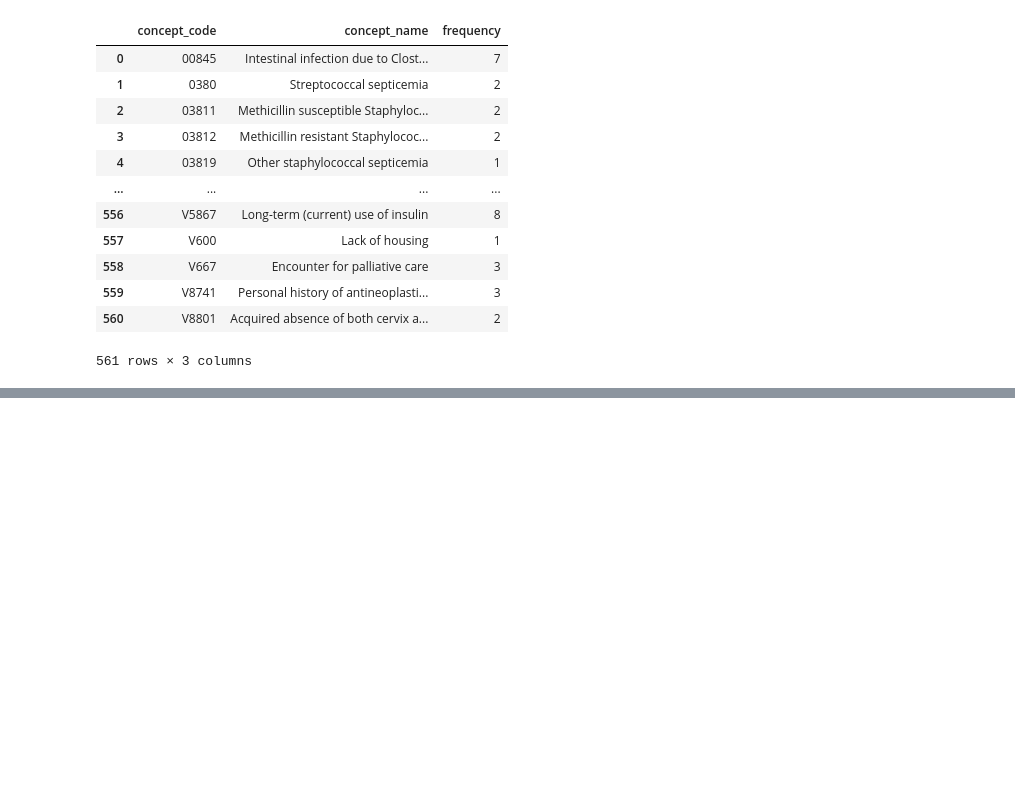
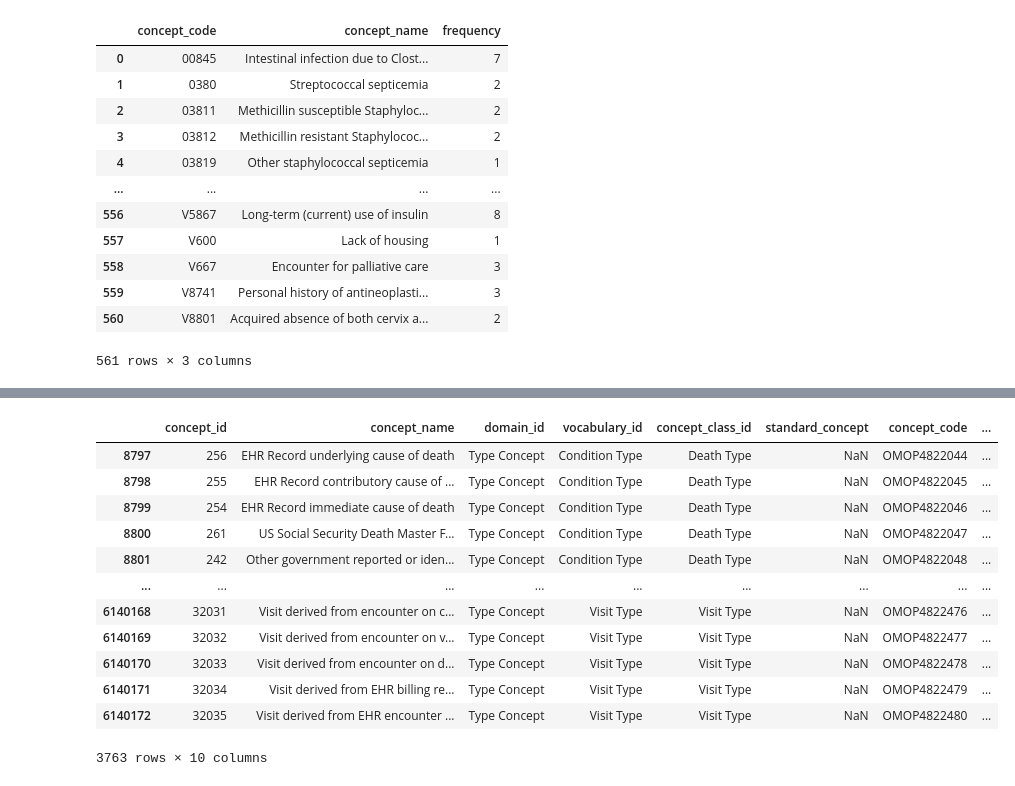
Before and after one commit to AntoinePoirotBourdain/MockEDS, a Jupyter notebook: test_bases.ipynb, the cells around one changed output, grey strips where cells are left out. Saved outputs shown, nothing was run; the diff lists cells and outputs as text; code cells hidden in the pictures; blank space fills up the shorter version.

```diff
--- a/test_bases.ipynb
+++ b/test_bases.ipynb
@@ -294,0 +322,16 @@ pd.read_csv("concepts_to_map/diagnoses.csv")
+# %%
+df[df["domain_id"] == "Type Concept"]
+# %% [output]
+|  | concept_id | concept_name | domain_id | vocabulary_id | concept_class_id | standard_concept | concept_code | ... |
+| 8797 | 256 | EHR Record underlying cause of death | Type Concept | Condition Type | Death Type | NaN | OMOP4822044 | ... |
+| 8798 | 255 | EHR Record contributory cause of ... | Type Concept | Condition Type | Death Type | NaN | OMOP4822045 | ... |
+| 8799 | 254 | EHR Record immediate cause of death | Type Concept | Condition Type | Death Type | NaN | OMOP4822046 | ... |
+| 8800 | 261 | US Social Security Death Master F... | Type Concept | Condition Type | Death Type | NaN | OMOP4822047 | ... |
+| 8801 | 242 | Other government reported or iden... | Type Concept | Condition Type | Death Type | NaN | OMOP4822048 | ... |
+| ... | ... | ... | ... | ... | ... | ... | ... | ... |
+| 6140168 | 32031 | Visit derived from encounter on c... | Type Concept | Visit Type | Visit Type | NaN | OMOP4822476 | ... |
+| 6140169 | 32032 | Visit derived from encounter on v... | Type Concept | Visit Type | Visit Type | NaN | OMOP4822477 | ... |
+| 6140170 | 32033 | Visit derived from encounter on d... | Type Concept | Visit Type | Visit Type | NaN | OMOP4822478 | ... |
+| 6140171 | 32034 | Visit derived from EHR billing re... | Type Concept | Visit Type | Visit Type | NaN | OMOP4822479 | ... |
+| 6140172 | 32035 | Visit derived from EHR encounter ... | Type Concept | Visit Type | Visit Type | NaN | OMOP4822480 | ... |
+3763 rows × 10 columns
```
Also changed, not shown: parts of 5 cells of this notebook, 12 other files.
